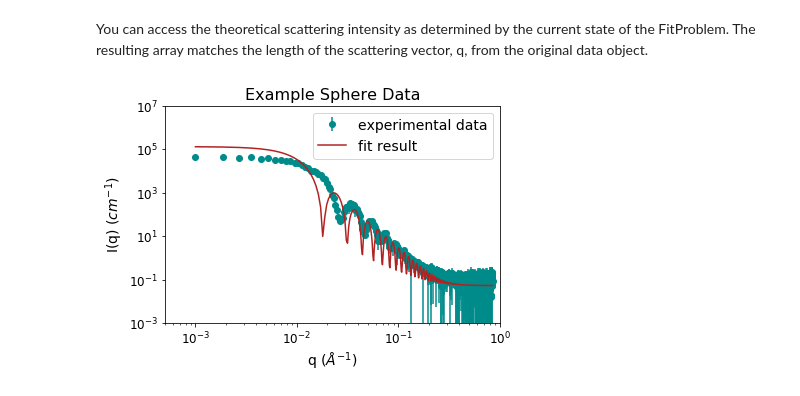
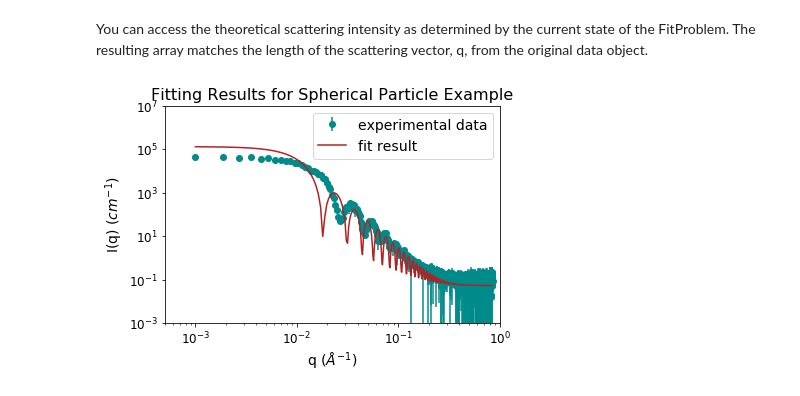
Before and after one commit to caitwolf/sas-torials, a Jupyter notebook: getting_started/3_fitting.ipynb, the cells around one changed output. Saved outputs shown, nothing was run; the diff lists cells and outputs as text; code cells hidden in the pictures.

```diff
--- a/getting_started/3_fitting.ipynb
+++ b/getting_started/3_fitting.ipynb
@@ -110,22 +110,22 @@ theory_Iq = problem.fitness.theory()
 # %%
 plt.errorbar(data.x, data.y, yerr=data.dy, fmt='o', color='darkcyan', label='experimental data')
 plt.errorbar(data.x, theory_Iq, fmt='-', color='firebrick', label='fit result')
 
 # x-axis
 plt.xlim(5e-4,1e0)
 plt.xscale('log')
 plt.xlabel('q ($\AA^{-1}$)',fontsize=14)
 plt.xticks(fontsize=12)
 
 # y-axis
 plt.ylim(1e-3,1e7)
 plt.yscale('log')
 plt.ylabel('I(q) ($cm^{-1}$)',fontsize=14)
 plt.yticks(fontsize=12)
 
-plt.title('Example Sphere Data',fontsize=16)
+plt.title('Fitting Results for Spherical Particle Example',fontsize=16)
 plt.legend(fontsize=14)
 
 plt.show()
 # %% [output]
-[figure, old version]
+[figure, new version]
```
